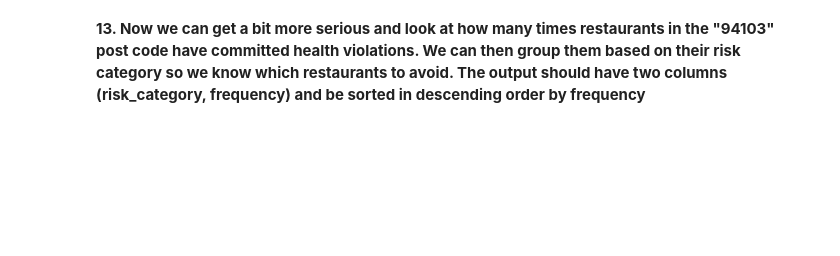
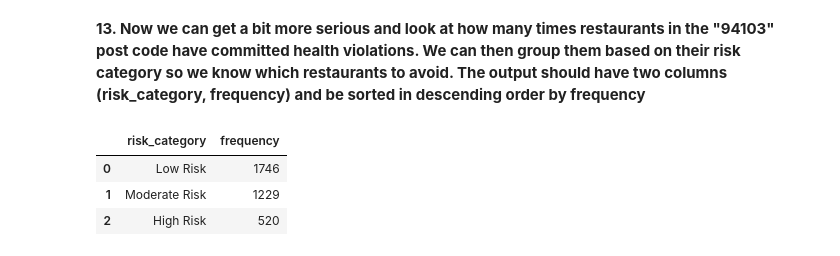
Before and after one commit to Louis-Bad/KATE_module-6, a Jupyter notebook: food_health_analysis/food_health.ipynb, the cells around one changed output. Drawn from its saved outputs; the diff is of its cells as text; code cells hidden in the pictures; blank space fills up the shorter version.

```diff
--- a/food_health_analysis/food_health.ipynb
+++ b/food_health_analysis/food_health.ipynb
@@ -473,0 +386,27 @@ LIMIT
+# %%
+# Add your code below
+market_street_health_violations_query = '''
+SELECT
+    risk_category,
+    COUNT(b.business_id) AS frequency
+FROM
+    businesses AS b
+LEFT JOIN violations AS v
+    ON b.business_id = v.business_id
+WHERE
+    risk_category IS NOT Null
+    AND
+    postal_code = '94103'
+GROUP BY
+    risk_category
+ORDER BY
+    frequency DESC
+'''
+
+market_street_health_violations_result = pd.read_sql(market_street_health_violations_query, conn)
+market_street_health_violations_result
+# %% [output]
+|  | risk_category | frequency |
+| 0 | Low Risk | 1746 |
+| 1 | Moderate Risk | 1229 |
+| 2 | High Risk | 520 |
```
Also changed, not shown: parts of 7 cells of this notebook.
